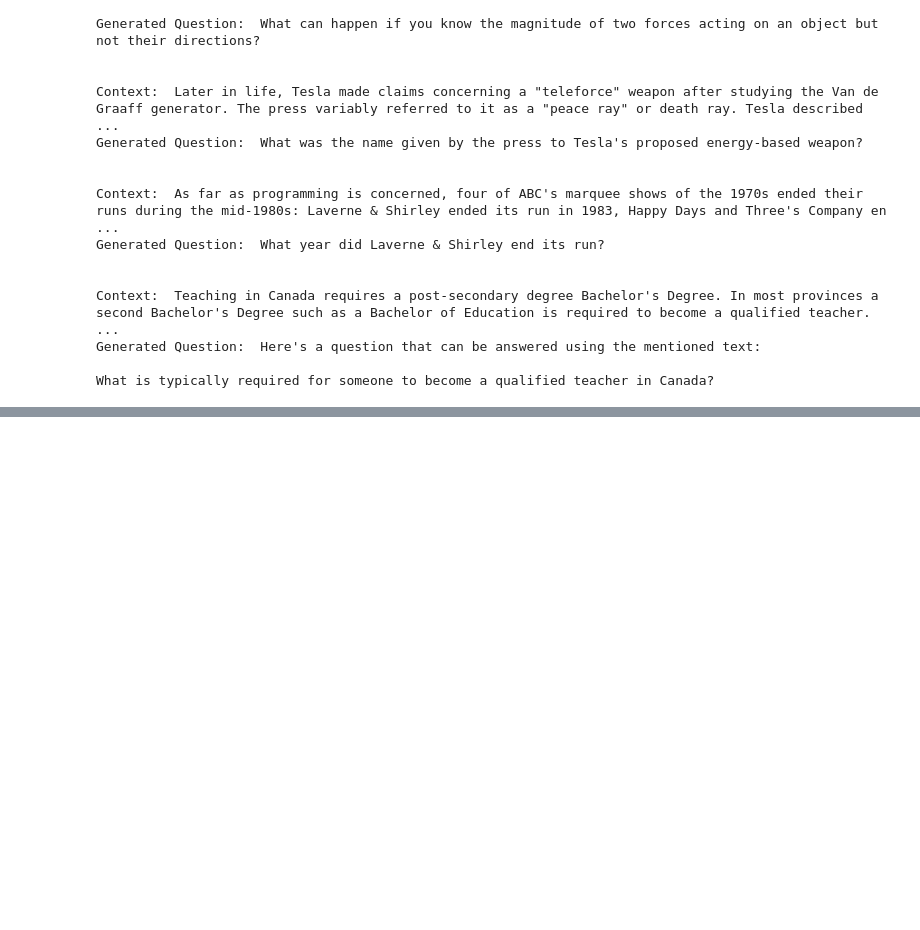
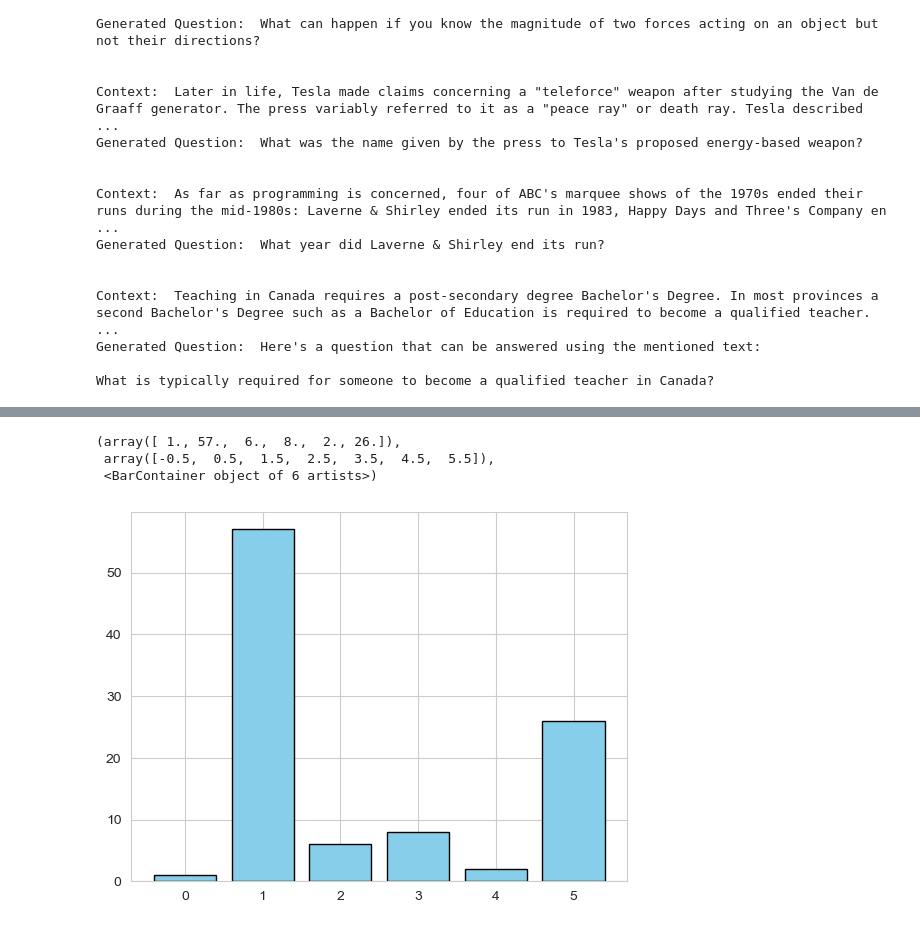
Before and after one commit to grant-TraDA/NLP-2024W, a Jupyter notebook: projects/exam_gen/poc_llama.ipynb, the cells around one changed output, grey strips where cells are left out. Drawn from its saved outputs; the diff is of its cells as text; code cells hidden in the pictures; blank space fills up the shorter version.

```diff
--- a/projects/exam_gen/poc_llama.ipynb
+++ b/projects/exam_gen/poc_llama.ipynb
@@ -188,0 +243,10 @@ with open('squad_llama_generated_questions.json', 'w') as f:
+# %%
+# Reshufffle the llm_answers and then grade them again to see if the grades will be lower
+shuffled_llm_answers = np.random.permutation(llm_answers)
+shuffled_llm_results = []
+
+shuffled_questions_with_answers = list(zip(open_ended_questions, shuffled_llm_answers))
+
+for question, answer in tqdm(shuffled_questions_with_answers):
+    grade = question.validate_answer(answer, llm)
+    shuffled_llm_results.append(grade)
@@ -188,0 +257,7 @@ with open('squad_llama_generated_questions.json', 'w') as f:
+# %%
+plt.hist(shuffled_llm_results, bins=np.arange(0, 7) - 0.5, rwidth=0.8, color='skyblue', edgecolor='black')
+# %% [output]
+(array([ 1., 57.,  6.,  8.,  2., 26.]),
+ array([-0.5,  0.5,  1.5,  2.5,  3.5,  4.5,  5.5]),
+ <BarContainer object of 6 artists>)
+[figure, added]
```
Also changed, not shown: parts of 18 cells of this notebook, 4 other files.
